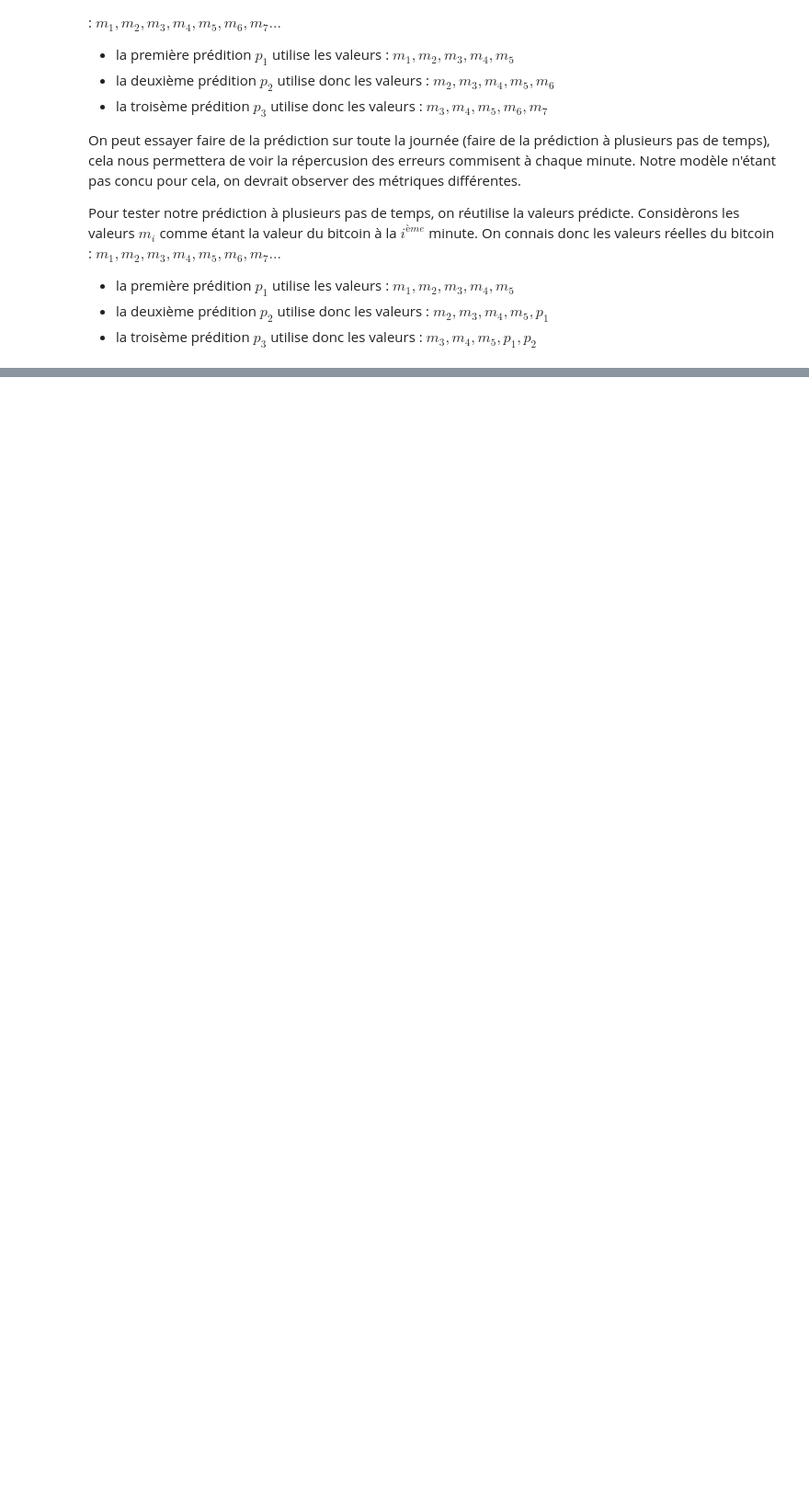
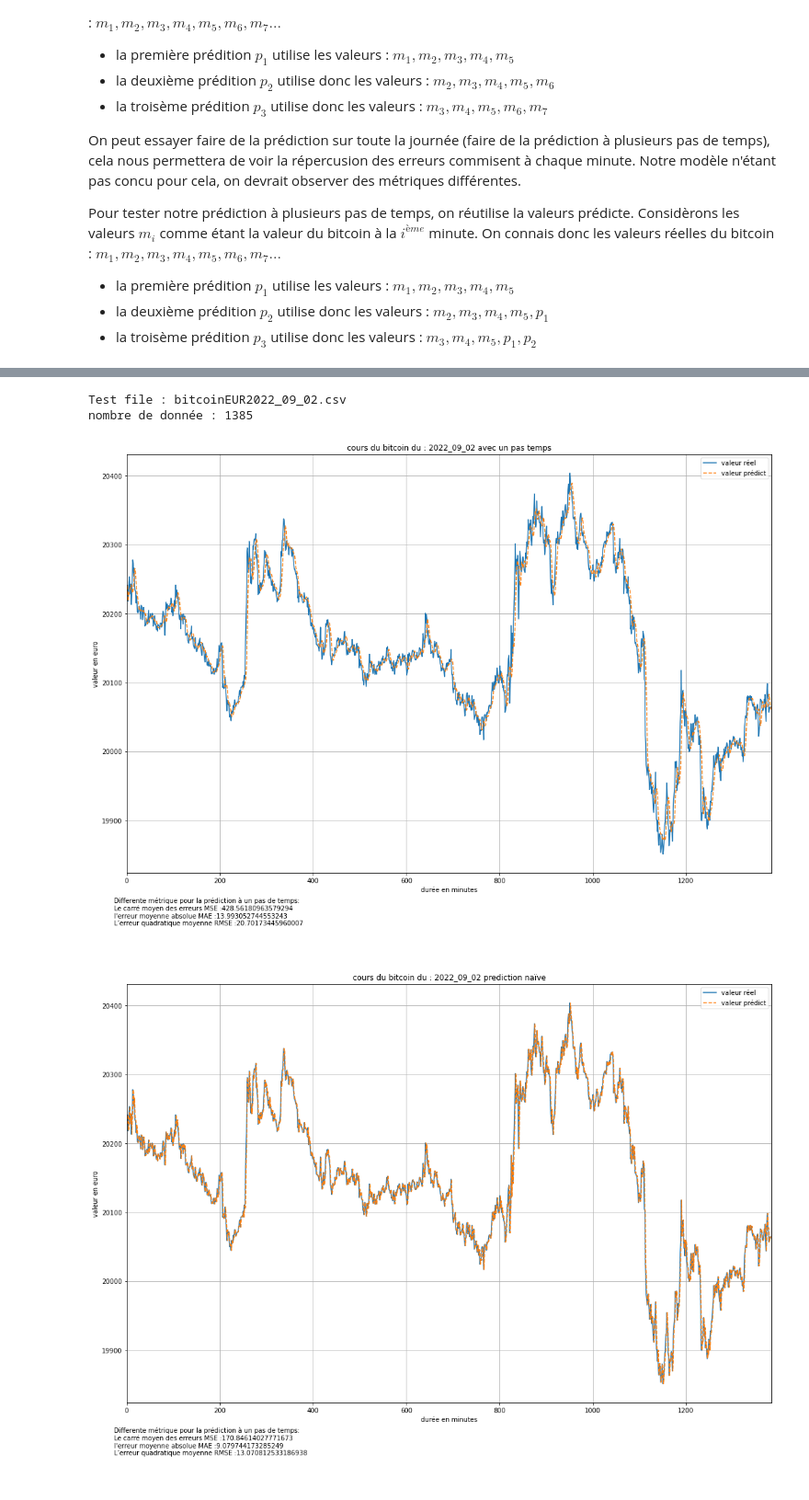
Before and after one commit to QuentinSchau/LSTM_model, a Jupyter notebook: notebooks/test_mesure_performance.ipynb, the cells around one changed output, grey strips where cells are left out. Shown at 92% size. Drawn from its saved outputs; the diff is of its cells as text; code cells hidden in the pictures; blank space fills up the shorter version.

```diff
--- a/notebooks/test_mesure_performance.ipynb
+++ b/notebooks/test_mesure_performance.ipynb
@@ -154,0 +149,11 @@ net_regr.load_params(f_params='../resultat/save_models/'+model_name+'.pkl')
+# %%
+# chargement du model
+
+model_name = "20220908_12_57"
+
+print("load model")
+net_regr.initialize()  # This is important!
+net_regr.load_params(f_params='../resultat/save_models/'+model_name+'.pkl')
+
+# sans charger un modéle existant
+# net_regr = grid.best_estimator_
@@ -171,4 +196,18 @@ def prediction_un_pas_temps(reel_value,numberData):
         value_predict.append(predicted_value)
 
     return value_predict
+# %%
+#Prédicateur naif qui prédit la valeur précédante.
+#La première valeur ne sera pas prédite
+
+def prediction_naif(reel_value,numberData):
+
+    #la première valeur ne sera pas prédit car il faut une valeur minimum.
+    value_predict = reel_value[:1].tolist()
+
+    for index in range(0,numberData-1):
+
+        value_predict.append(reel_value[index])
+
+    return value_predict
 # %%
@@ -234,31 +258,41 @@ def prepross_data(data):
 # %%
 files = os.listdir("../data/test/")
 for filename in files:
     print("\nTest file : "+filename)
     date_str = filename[10:-4]
     filename = "../data/test/"+filename
 
     #clear and prepross data
     newData = pd.read_csv(filename,sep=';')
     numberData=newData["cloture"].size
     print("nombre de donnée :",numberData)
 
     mean,std,newData = prepross_data(newData)
 
     #add prediction to data frame
     newData['valeur_predict_un_pas'] = prediction_un_pas_temps(newData['cloture'].to_numpy(),numberData)
     newData['valeur_predict_plusieurs_pas'] = prediction_plusieurs_pas_temps(newData['cloture'][:numFeature].to_numpy(),numberData)
+    newData['valeur_predict_naif'] = prediction_naif(newData['cloture'].to_numpy(),numberData)
 
     #retransforme data and display it
     newData = retransforme(newData,std["cloture"],mean["cloture"])
 
-    #calcul metrics
+    #calcul métrique prédiction à un pas de temps
     metric = calcul_metrics(newData['cloture'].to_numpy(),newData['valeur_predict_un_pas'].to_numpy(),numberData)
-    affichage(newData['cloture'].to_numpy(),newData['valeur_predict_un_pas'].to_numpy(),"2022 08 24 avec un pas temps",metric)
+    affichage(newData['cloture'].to_numpy(),newData['valeur_predict_un_pas'].to_numpy(),date_str +" avec un pas temps",metric)
 
-    #calcul metrics
+    #calcul métrique prédiction naïve
+    metric = calcul_metrics(newData['cloture'].to_numpy(),newData['valeur_predict_naif'].to_numpy(),numberData)
+    affichage(newData['cloture'].to_numpy(),newData['valeur_predict_naif'].to_numpy(),date_str +" prediction naïve",metric)
+
+    #calcul prédiction sur une journée
     metric = calcul_metrics(newData['cloture'].to_numpy(),newData['valeur_predict_plusieurs_pas'].to_numpy(),numberData)
-    affichage(newData['cloture'].to_numpy(),newData['valeur_predict_plusieurs_pas'].to_numpy(),"2022 08 24 plusieurs pas temps",metric)
+    affichage(newData['cloture'].to_numpy(),newData['valeur_predict_plusieurs_pas'].to_numpy(),date_str +" plusieurs pas temps",metric)
 
 
 #
+# %% [output]
+Test file : bitcoinEUR2022_09_02.csv
+nombre de donnée : 1385
+[figure, added]
+[figure, added]
```
Also changed, not shown: parts of 6 cells of this notebook, 12 other files.
